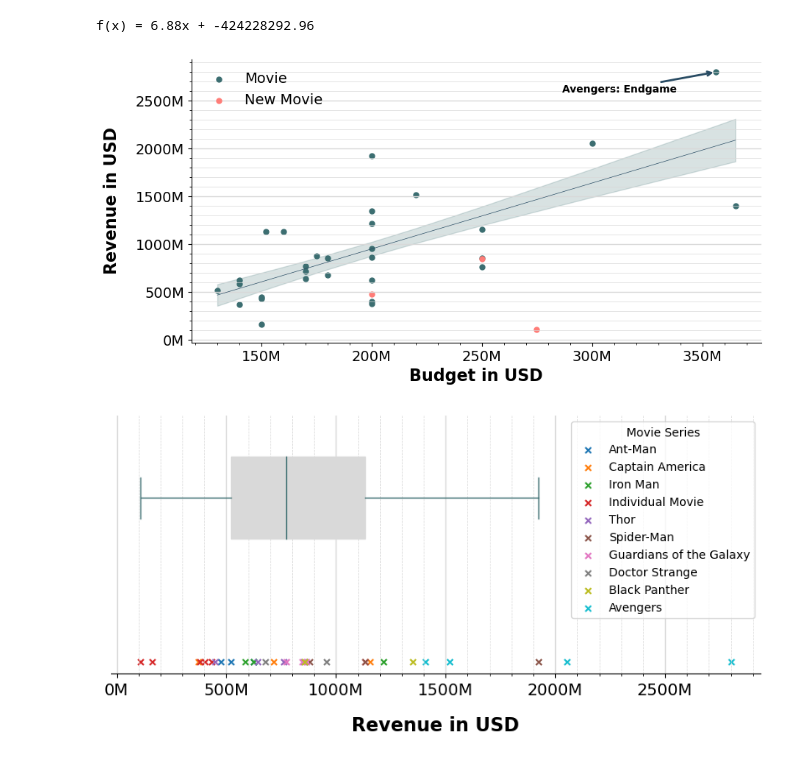
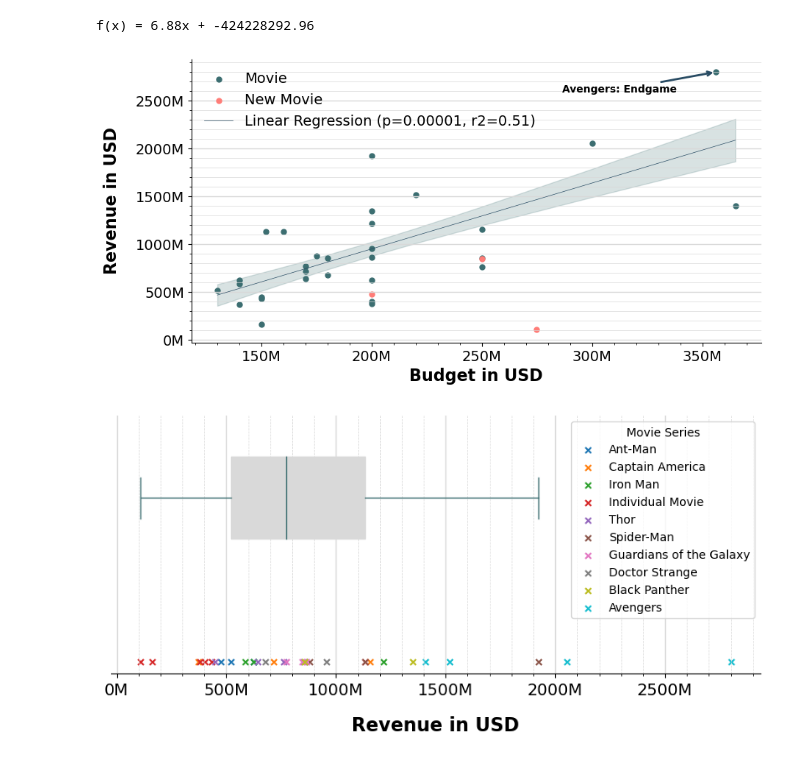
Before and after one commit to rizz-kings/data-in-the-wild, a Jupyter notebook: notebooks/budget.ipynb, the cells around one changed output. Cells and saved outputs as stored; diff of their text form; code cells hidden in the pictures.

Commit message:
r2 and p values

```diff
--- a/notebooks/budget.ipynb
+++ b/notebooks/budget.ipynb
@@ -69,39 +69,44 @@ plt.xticks(x_range, [str(int(x/1000000)) + 'M' for x in x_range], fontsize=14)
 y_range = np.arange(0, 3000000000, 500000000)
 plt.yticks(y_range, [str(int(y/1000000)) + 'M' for y in y_range], fontsize=14)
 
-plt.legend(loc='upper left', fontsize=14, frameon=False)
+
 
 m, b = np.polyfit(x, y, 1)
 print(f"f(x) = {m:.2f}x + {b:.2f}")
 
 
 
 y_est = m * x + b
 y_err = (np.array(y)-y_est).std() * np.sqrt(1/len(x) + (x - x.mean())**2 / np.sum((x - x.mean())**2))
 plt.fill_between(x, y_est - y_err, y_est + y_err, alpha=0.2, color='#3c6e71')
-plt.plot(x, y_est, c='#284b63', lw=0.5)
+
+# getting the p and r values
+from scipy import stats
+slope, intercept, r_value, p_value, std_err = stats.linregress(x, y)
+plt.plot(x, y_est, c='#284b63', lw=0.5, label=f"Linear Regression (p={p_value:.5f}, R2={r_value**2:.2f})")
+
 
 annotated_indexes = [10]
 x_pos = [-150,20,-20]
 y_pos = [-20, 20, -60]
 x_arrow_pos = [-40,1,0]
 y_arrow_pos = [-40, -2, -2]
 for i in range(len(annotated_indexes)):
     plt.annotate(df1['movie_name'][annotated_indexes[i]], (x[annotated_indexes[i]] + x_arrow_pos[i], y[annotated_indexes[i]] + y_arrow_pos[i]), xytext=(x_pos[i], y_pos[i]), textcoords='offset points', arrowprops=dict(arrowstyle="->", color='#284b63', lw=2, connectionstyle="arc3"), fontsize=10, fontweight='bold')
 
 
 # #annotate
 # for i, txt in enumerate(df['movie_name']):
 #     plt.annotate(f"{i} {txt}", (x[i], y[i]), xytext=(0, 0), textcoords='offset points', fontsize=14)
-
+plt.legend(loc='upper left', fontsize=14, frameon=False)
 plt.savefig(PLOT_FOLDER + "/budget_vs_revenue.png", bbox_inches='tight', dpi=1000)
 plt.show()
 
 # for movie in df.items():
 #     print(movie)
 # %% [output]
 f(x) = 6.88x + -424228292.96
-[figure, old version]
+[figure, new version]
 # %%
 # plotting boxplot of all the movie revenues
 plt.figure(figsize=(10, 4))
```
Also changed, not shown: 6 other files.
